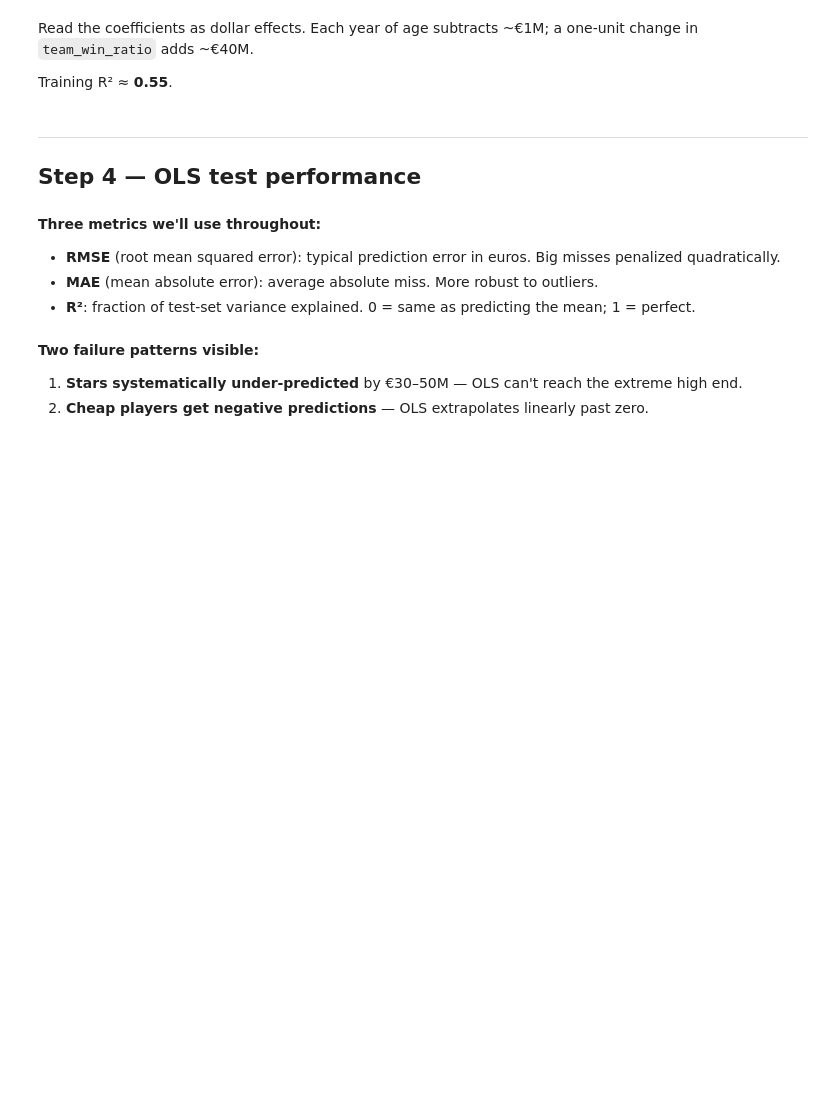
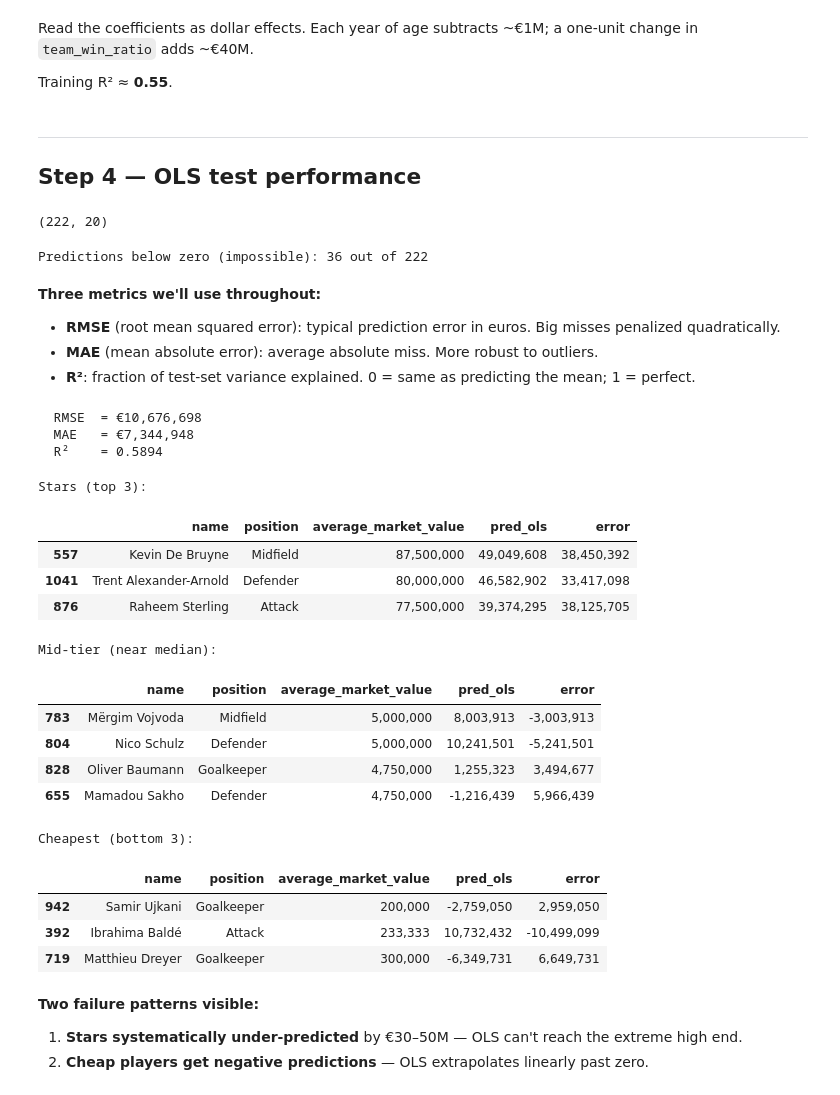
Before and after one commit to summitllc/Summit-DataXchange, a Jupyter notebook: Assignments/Modeling/Modeling Part 3.ipynb, the cells around one changed output. Saved outputs shown, nothing was run; the diff lists cells and outputs as text; code cells hidden in the pictures; blank space fills up the shorter version.

```diff
--- a/Assignments/Modeling/Modeling Part 3.ipynb
+++ b/Assignments/Modeling/Modeling Part 3.ipynb
@@ -173,13 +251,21 @@ Training R² ≈ **0.55**.
 ---
 
 ## Step 4 — OLS test performance
+# %%
+print(test.loc[test['nationality'].isin(train['nationality'].unique()),:].shape)
+print(test.shape)
+# %% [output]
+(222, 20)
 # %%
-# Predict on test set
-pred_ols = ols_fit.predict(test)
+test_adj = test.loc[test['nationality'].isin(train['nationality'].unique()),:]
+# Adding an other category?
+pred_ols = ols_fit.predict(test_adj)
 
 # Count impossible negative predictions
 n_neg = (pred_ols < 0).sum()
 print(f"Predictions below zero (impossible): {n_neg} out of {len(test)}")
+# %% [output]
+Predictions below zero (impossible): 36 out of 222
 # %% [markdown]
 **Three metrics we'll use throughout:**
 
@@ -196,36 +282,57 @@ def regression_metrics(y_true, y_pred):
     r2 = 1 - np.sum(err ** 2) / np.sum((y_true - y_true.mean()) ** 2)
     return {'RMSE': rmse, 'MAE': mae, 'R²': r2}
 
-metrics_ols = regression_metrics(test['average_market_value'].values,
+metrics_ols = regression_metrics(test_adj['average_market_value'].values,
                                   pred_ols.values)
 for k, v in metrics_ols.items():
     if k == 'R²':
         print(f"  {k:5s} = {v:.4f}")
     else:
         print(f"  {k:5s} = €{v:,.0f}")
+# %% [output]
+  RMSE  = €10,676,698
+  MAE   = €7,344,948
+  R²    = 0.5894
 # %%
 # 10 sample players — actual vs. OLS prediction
-comparison = test.copy()
+comparison = test_adj.copy()
 comparison['pred_ols'] = pred_ols
 comparison['error'] = comparison['average_market_value'] - comparison['pred_ols']
 
 show_cols = ['name', 'position', 'average_market_value', 'pred_ols', 'error']
 fmt = {'average_market_value': '{:,.0f}', 'pred_ols': '{:,.0f}',
        'error': '{:,.0f}'}
 
 # Top 3 stars, 4 middle, 3 cheap
 stars = comparison.nlargest(3, 'average_market_value')
 mid = comparison.iloc[(comparison['average_market_value'] -
                        comparison['average_market_value'].median()).abs()
                       .argsort()][:4]
 cheap = comparison.nsmallest(3, 'average_market_value')
 
 print("Stars (top 3):")
 display(stars[show_cols].style.format(fmt))
 print("\nMid-tier (near median):")
 display(mid[show_cols].style.format(fmt))
 print("\nCheapest (bottom 3):")
 display(cheap[show_cols].style.format(fmt))
+# %% [output]
+Stars (top 3):
+|  | name | position | average_market_value | pred_ols | error |
+| 557 | Kevin De Bruyne | Midfield | 87,500,000 | 49,049,608 | 38,450,392 |
+| 1041 | Trent Alexander-Arnold | Defender | 80,000,000 | 46,582,902 | 33,417,098 |
+| 876 | Raheem Sterling | Attack | 77,500,000 | 39,374,295 | 38,125,705 |
+Mid-tier (near median):
+|  | name | position | average_market_value | pred_ols | error |
+| 783 | Mërgim Vojvoda | Midfield | 5,000,000 | 8,003,913 | -3,003,913 |
+| 804 | Nico Schulz | Defender | 5,000,000 | 10,241,501 | -5,241,501 |
+| 828 | Oliver Baumann | Goalkeeper | 4,750,000 | 1,255,323 | 3,494,677 |
+| 655 | Mamadou Sakho | Defender | 4,750,000 | -1,216,439 | 5,966,439 |
+Cheapest (bottom 3):
+|  | name | position | average_market_value | pred_ols | error |
+| 942 | Samir Ujkani | Goalkeeper | 200,000 | -2,759,050 | 2,959,050 |
+| 392 | Ibrahima Baldé | Attack | 233,333 | 10,732,432 | -10,499,099 |
+| 719 | Matthieu Dreyer | Goalkeeper | 300,000 | -6,349,731 | 6,649,731 |
 # %% [markdown]
 **Two failure patterns visible:**
 
```
Also changed, not shown: parts of 22 cells of this notebook.
